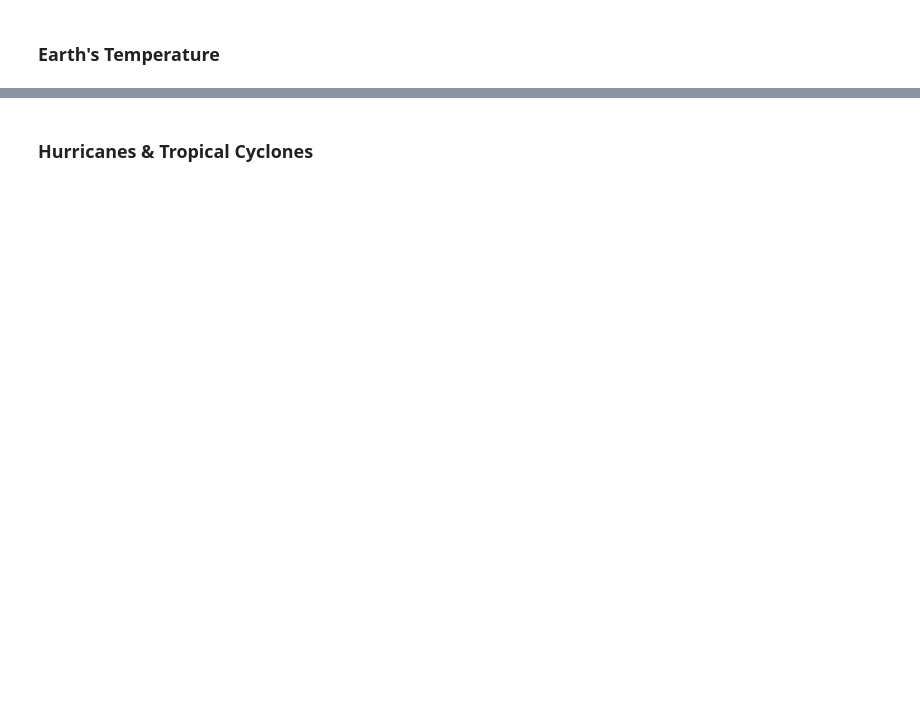
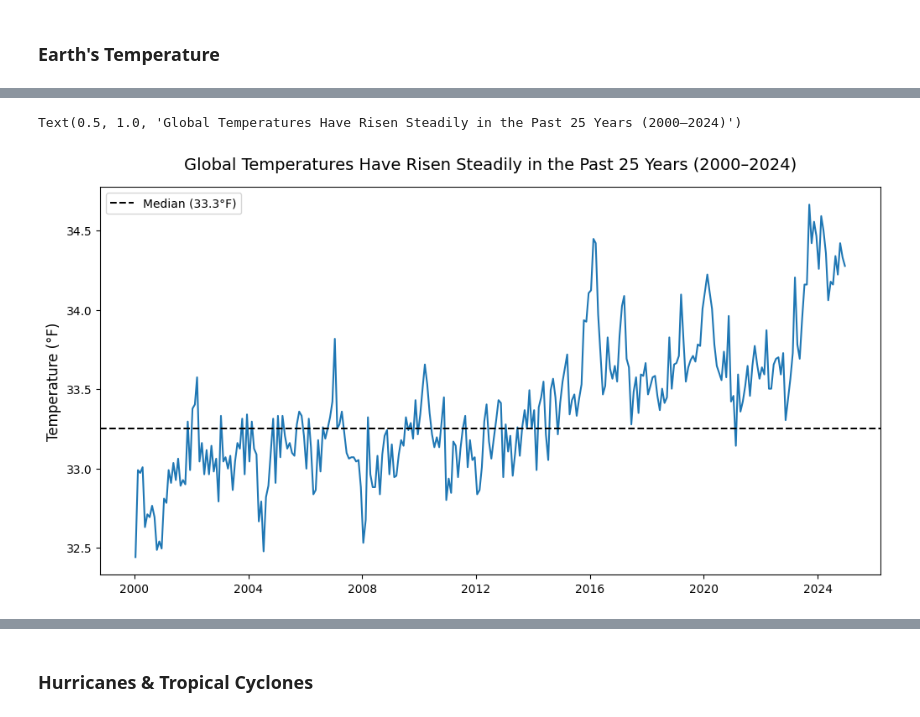
Before and after one commit to hellojohncruz/DATA-608, a Jupyter notebook: Story 05/temp.ipynb, the cells around one changed output, grey strips where cells are left out. Drawn from its saved outputs; the diff is of its cells as text; code cells hidden in the pictures; blank space fills up the shorter version.

```diff
--- a/Story 05/temp.ipynb
+++ b/Story 05/temp.ipynb
@@ -113,0 +117,20 @@ temperature_df
+# %%
+import matplotlib.pyplot as plt
+import seaborn as sns
+temperature_filtered = temperature_df[(temperature_df['year'] >= 2000) & (temperature_df['year'] <= 2024)]
+
+median_temp = temperature_filtered['temp_f'].median()
+
+plt.figure(figsize=(12, 6))
+
+ax = sns.lineplot(data=temperature_filtered, x='date', y='temp_f', errorbar=None)
+ax.axhline(y=median_temp, color='black', linestyle='--', label=f'Median ({median_temp:.1f}°F)')
+
+ax.legend()
+
+ax.set_xlabel("", fontsize=12)
+ax.set_ylabel("Temperature (°F)", fontsize=12)
+ax.set_title("Global Temperatures Have Risen Steadily in the Past 25 Years (2000–2024)", fontsize=14, pad=15)
+# %% [output]
+Text(0.5, 1.0, 'Global Temperatures Have Risen Steadily in the Past 25 Years (2000–2024)')
+[figure, added]
```
Also changed, not shown: parts of 43 cells of this notebook, 2 other files.
